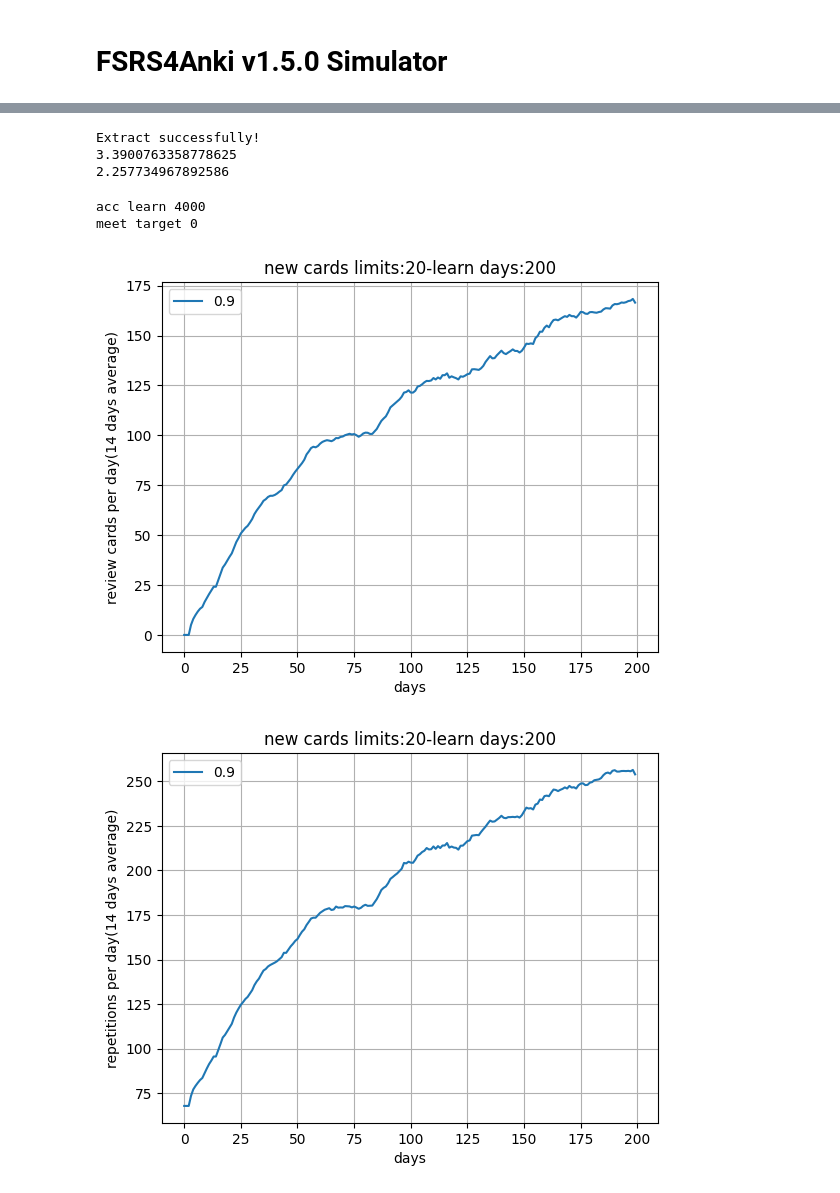
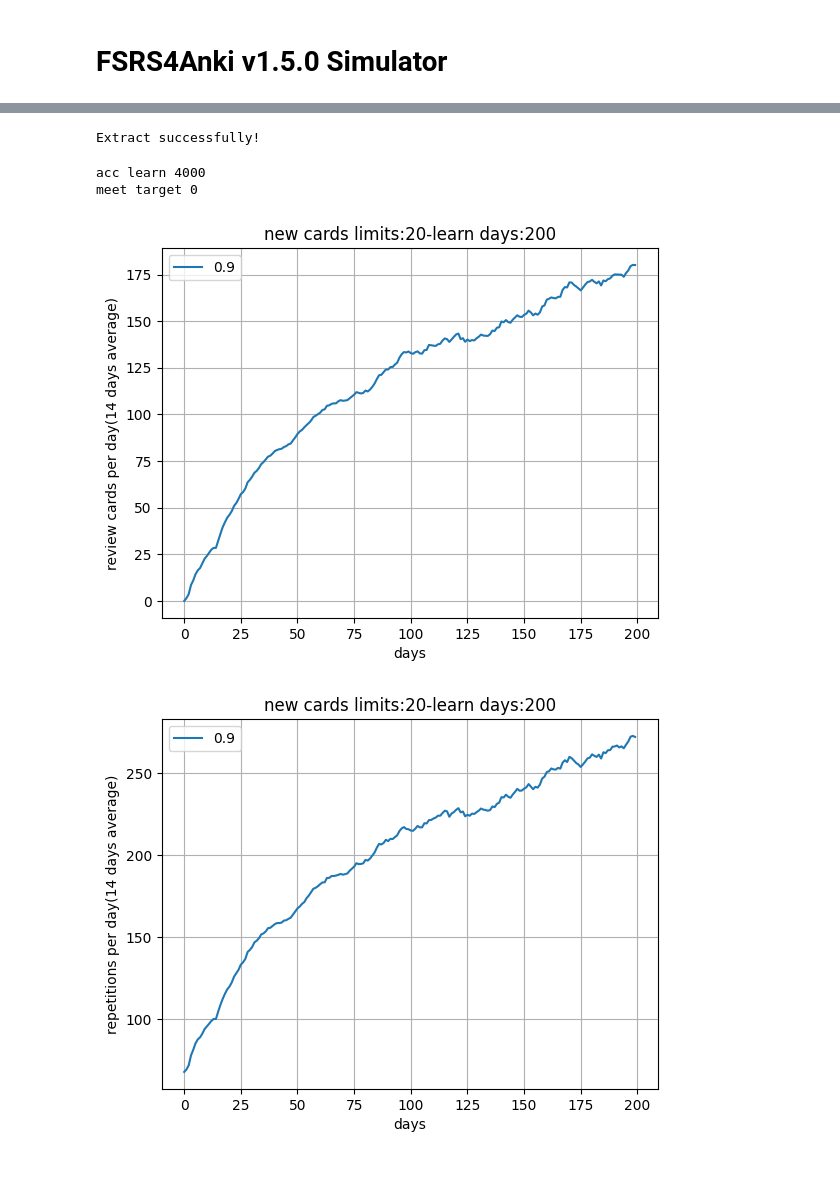
Before and after one commit to open-spaced-repetition/fsrs4anki, a Jupyter notebook: fsrs4anki_simulator.ipynb, the cells around one changed output, grey strips where cells are left out. Drawn from its saved outputs; the diff is of its cells as text; code cells hidden in the pictures.

Commit message:
add various ratings to simulation

```diff
--- a/fsrs4anki_simulator.ipynb
+++ b/fsrs4anki_simulator.ipynb
@@ -42,6 +42,7 @@ filename = "ALL__Learning.apkg"
 with zipfile.ZipFile(f'./{filename}', 'r') as zip_ref:
     zip_ref.extractall('./')
     print("Extract successfully!")
+from importlib.metadata import distribution
 import sqlite3
 if os.path.isfile("collection.anki21b"):
     os.remove("collection.anki21b")
@@ -79,12 +80,19 @@ for t in type_sequence[1:]:
 new_repetitions = type_count[0]/type_block[0] + 1
 forget_repetitions = type_count[2]/type_block[2] + 1
 
-print(new_repetitions)
-print(forget_repetitions)
+new_card_revlog = df[df['factor']==0]
+new_card_rating_distribution = new_card_revlog.groupby('ease')['id'].count()/new_card_revlog['id'].count()
+recall_card_revlog = df[(df['type']==1) & (df['ease']!=1)]
+recall_card_rating_distribution = recall_card_revlog.groupby('ease')['id'].count()/recall_card_revlog['id'].count()
+
+def generate_rating(review_type):
+    if review_type == 'new':
+        distribution = new_card_rating_distribution
+    elif review_type == 'recall':
+        distribution = recall_card_rating_distribution
+    return random.choices(distribution.index.values, weights=distribution.values)[0]
 # %% [output]
 Extract successfully!
-3.3900763358778625
-2.257734967892586
 # %%
 class FSRS(nn.Module):
     def __init__(self):
@@ -140,7 +148,7 @@ class Collection:
 
     def states(self, t_history, r_history):
         with torch.no_grad():
-            line_tensor = lineToTensor(list(zip([t_history], [r_history]))[0])
+            line_tensor = lineToTensor(list(zip([str(t_history)], [str(r_history)]))[0])
             output_t = [(self.model.zero, self.model.zero, self.model.zero)]
             for input_t in line_tensor:
                 output_t.append(self.model(input_t, *output_t[-1]))
@@ -151,9 +159,9 @@ class Collection:
             return self.model(torch.FloatTensor([t, r]), *states)
 
     def init(self):
-        p = "0"
-        t = "0"
-        r = "3"
+        t = 0
+        r = generate_rating('new')
+        p = round(new_card_rating_distribution[r],2)
         new_states = self.states(t, r)
         return r, t, p, new_states
 # %%
@@ -176,6 +184,9 @@ dtypes = np.dtype([
 ])
 field_map = {key: i for i, key in enumerate(feature_list)}
 # %%
+from hashlib import new
+
+
 new_card_per_day = np.array([0.0] * learn_days)
 new_card_per_day_average_per_period = np.array([0.0] * learn_days)
 review_card_per_day = np.array([0.0] * learn_days)
@@ -232,10 +243,9 @@ for day in tqdm(range(learn_days)):
         if random.random() < retrievability:
             review_repetitions_today += recall_repetitions
 
-            card.iat[idx, field_map['r_history']] += ',3'
-
-            # new_states = student.states(card.iat[idx, field_map['t_history']] ,card.iat[idx, field_map['r_history']])
-            new_states = student.next_states(states, ivl, 3)
+            rating = generate_rating('recall')
+            card.iat[idx, field_map['r_history']] += f',{rating}'
+            new_states = student.next_states(states, ivl, rating)
             new_stability = float(new_states[0])
             new_difficulty = float(new_states[1])
             card.iat[idx, field_map['stability']] = new_stability
@@ -299,9 +309,9 @@ for day in tqdm(range(learn_days)):
         new_stability = float(new_states[0])
         new_difficulty = float(new_states[1])
 
-        card.iat[idx, field_map['r_history']] = r
-        card.iat[idx, field_map['t_history']] = t
-        card.iat[idx, field_map['p_history']] = p
+        card.iat[idx, field_map['r_history']] = str(r)
+        card.iat[idx, field_map['t_history']] = str(t)
+        card.iat[idx, field_map['p_history']] = str(p)
         card.iat[idx, field_map['stability']] = new_stability
         card.iat[idx, field_map['difficulty']] = new_difficulty
         card.iat[idx, field_map['states']] = new_states
@@ -355,38 +365,38 @@ save['stability'] = round(save['stability'], 2)
 save['retrievability'] = round(save['retrievability'], 2)
 save['difficulty'] = round(save['difficulty'], 2)
 
-save.to_csv(f'./{requestRetention}.tsv', index=False, sep='\t')
+save.to_csv(f'./simulator-{requestRetention * 100 :.2f}.tsv', index=False, sep='\t')
 
 plt.figure(1)
 plt.title(f"new cards limits:{new_cards_limits}-learn days:{learn_days}")
 plt.xlabel("days")
 plt.ylabel(f"review cards per day({moving_average_period} days average)")
 plt.legend()
 plt.grid(True)
 plt.figure(2)
 plt.title(f"new cards limits:{new_cards_limits}-learn days:{learn_days}")
 plt.xlabel("days")
 plt.ylabel(f"repetitions per day({moving_average_period} days average)")
 plt.legend()
 plt.grid(True)
 plt.figure(3)
 plt.title(f"new cards limits:{new_cards_limits}-learn days:{learn_days}")
 plt.xlabel("days")
 plt.ylabel(f"cards total learned")
 plt.legend()
 plt.grid(True)
 plt.figure(4)
 plt.title(f"new cards limits:{new_cards_limits}-learn days:{learn_days}")
 plt.xlabel("days")
 plt.ylabel("total remembered (summation of retrievability)")
 plt.legend()
 plt.grid(True)
 plt.show()
 plt.close('all')
 # %% [output]
 acc learn 4000
 meet target 0
-[figure, old version]
+[figure, new version]
-[figure, old version]
+[figure, new version]
 [figure]
 [figure]
```
